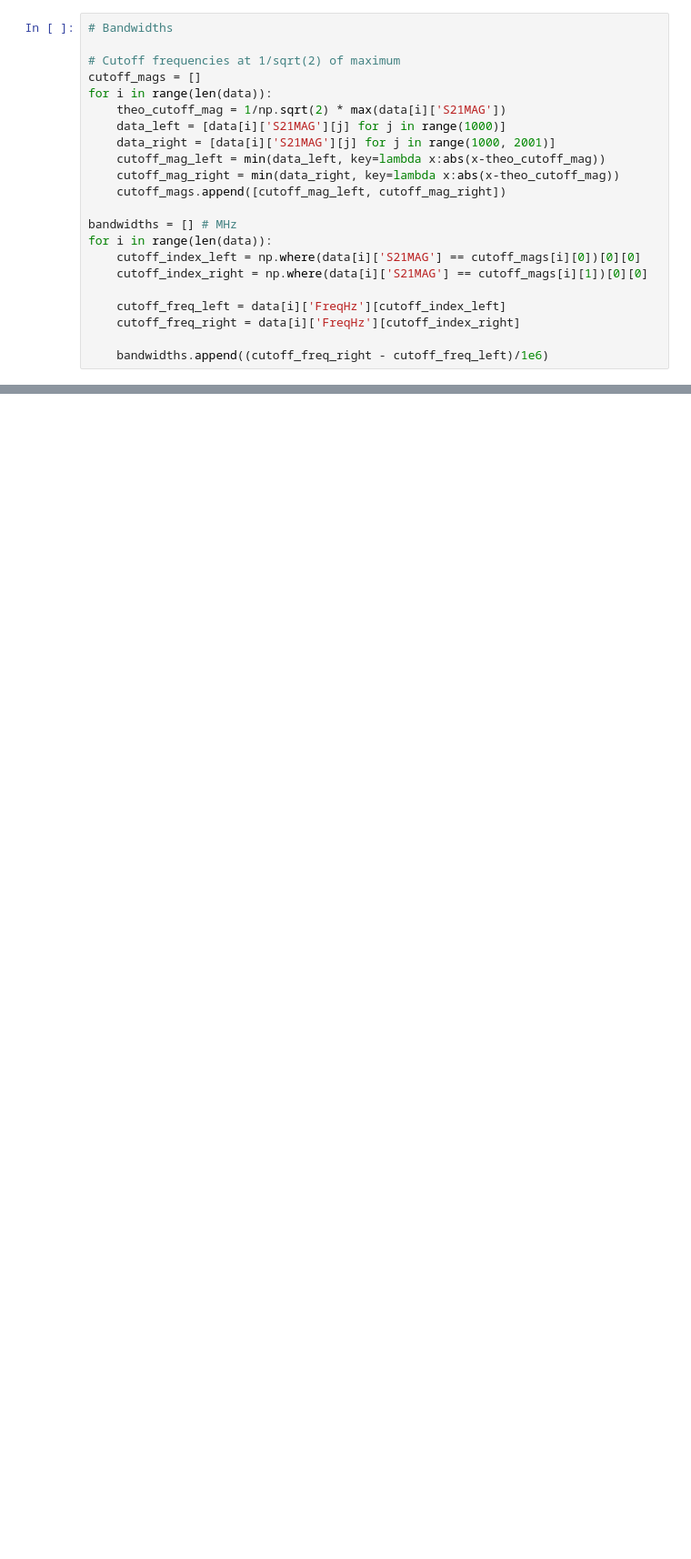
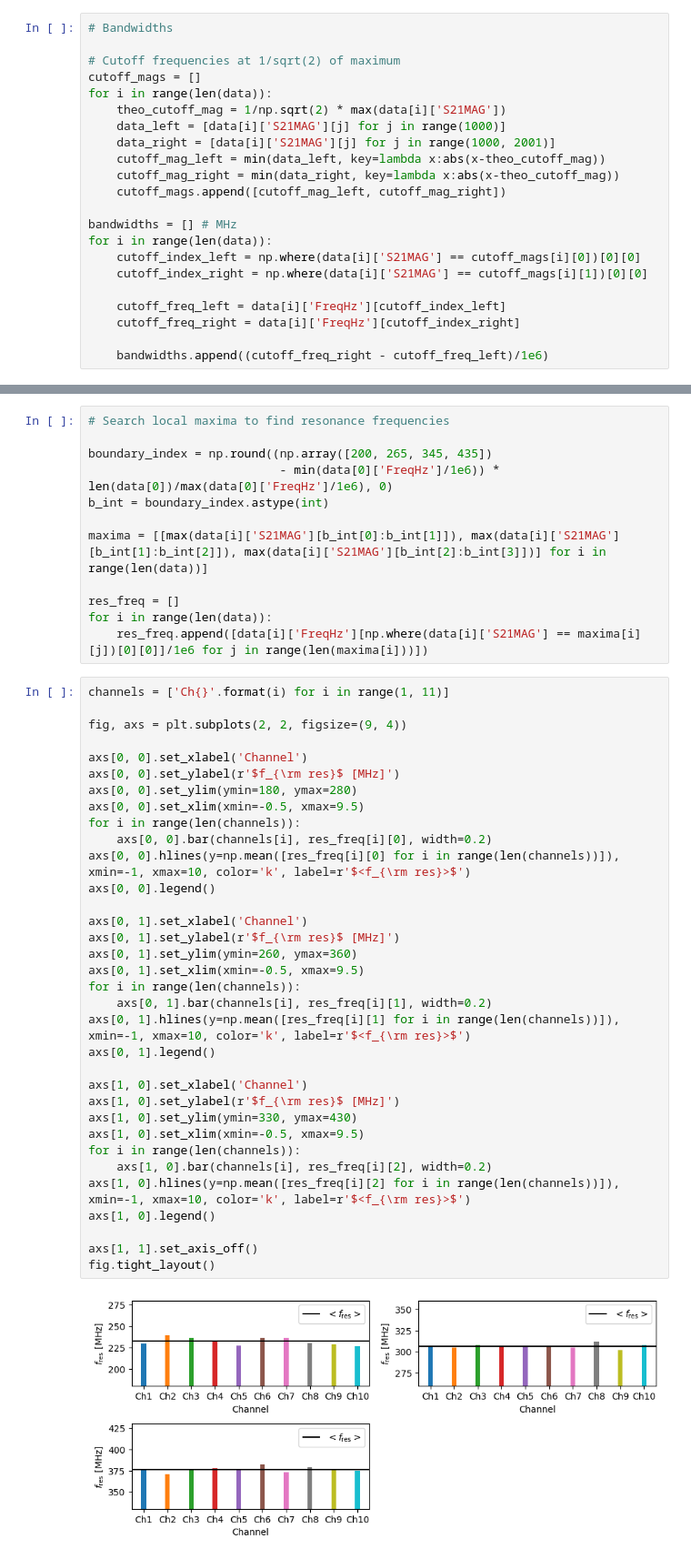
Before and after one commit to MMWeigelt/phd_app_exercise, a Jupyter notebook: my_amp_figures.ipynb, the cells around one changed output, grey strips where cells are left out. Shown at 91% size. Saved outputs shown, nothing was run; the diff lists cells and outputs as text; blank space fills up the shorter version.

```diff
--- a/my_amp_figures.ipynb
+++ b/my_amp_figures.ipynb
@@ -140,3 +149,51 @@ ax.legend()
+# %%
+# Search local maxima to find resonance frequencies
+
+boundary_index = np.round((np.array([200, 265, 345, 435])
+                           - min(data[0]['FreqHz']/1e6)) * len(data[0])/max(data[0]['FreqHz']/1e6), 0)
+b_int = boundary_index.astype(int)
+
+maxima = [[max(data[i]['S21MAG'][b_int[0]:b_int[1]]), max(data[i]['S21MAG'][b_int[1]:b_int[2]]), max(data[i]['S21MAG'][b_int[2]:b_int[3]])] for i in range(len(data))]
+
+res_freq = []
+for i in range(len(data)):
+    res_freq.append([data[i]['FreqHz'][np.where(data[i]['S21MAG'] == maxima[i][j])[0][0]]/1e6 for j in range(len(maxima[i]))])
+# %%
+channels = ['Ch{}'.format(i) for i in range(1, 11)]
+
+fig, axs = plt.subplots(2, 2, figsize=(9, 4))
+
+axs[0, 0].set_xlabel('Channel')
+axs[0, 0].set_ylabel(r'$f_{\rm res}$ [MHz]')
+axs[0, 0].set_ylim(ymin=180, ymax=280)
+axs[0, 0].set_xlim(xmin=-0.5, xmax=9.5)
+for i in range(len(channels)):
+    axs[0, 0].bar(channels[i], res_freq[i][0], width=0.2)
+axs[0, 0].hlines(y=np.mean([res_freq[i][0] for i in range(len(channels))]), xmin=-1, xmax=10, color='k', label=r'$<f_{\rm res}>$')
+axs[0, 0].legend()
+
+axs[0, 1].set_xlabel('Channel')
+axs[0, 1].set_ylabel(r'$f_{\rm res}$ [MHz]')
+axs[0, 1].set_ylim(ymin=260, ymax=360)
+axs[0, 1].set_xlim(xmin=-0.5, xmax=9.5)
+for i in range(len(channels)):
+    axs[0, 1].bar(channels[i], res_freq[i][1], width=0.2)
+axs[0, 1].hlines(y=np.mean([res_freq[i][1] for i in range(len(channels))]), xmin=-1, xmax=10, color='k', label=r'$<f_{\rm res}>$')
+axs[0, 1].legend()
+
+axs[1, 0].set_xlabel('Channel')
+axs[1, 0].set_ylabel(r'$f_{\rm res}$ [MHz]')
+axs[1, 0].set_ylim(ymin=330, ymax=430)
+axs[1, 0].set_xlim(xmin=-0.5, xmax=9.5)
+for i in range(len(channels)):
+    axs[1, 0].bar(channels[i], res_freq[i][2], width=0.2)
+axs[1, 0].hlines(y=np.mean([res_freq[i][2] for i in range(len(channels))]), xmin=-1, xmax=10, color='k', label=r'$<f_{\rm res}>$')
+axs[1, 0].legend()
+
+axs[1, 1].set_axis_off()
+fig.tight_layout()
+# %% [output]
+[figure, added]
 # %%
 fig, axs = plt.subplots(2, 1, figsize=(9, 5))
 
```
Also changed, not shown: parts of 4 cells of this notebook.
